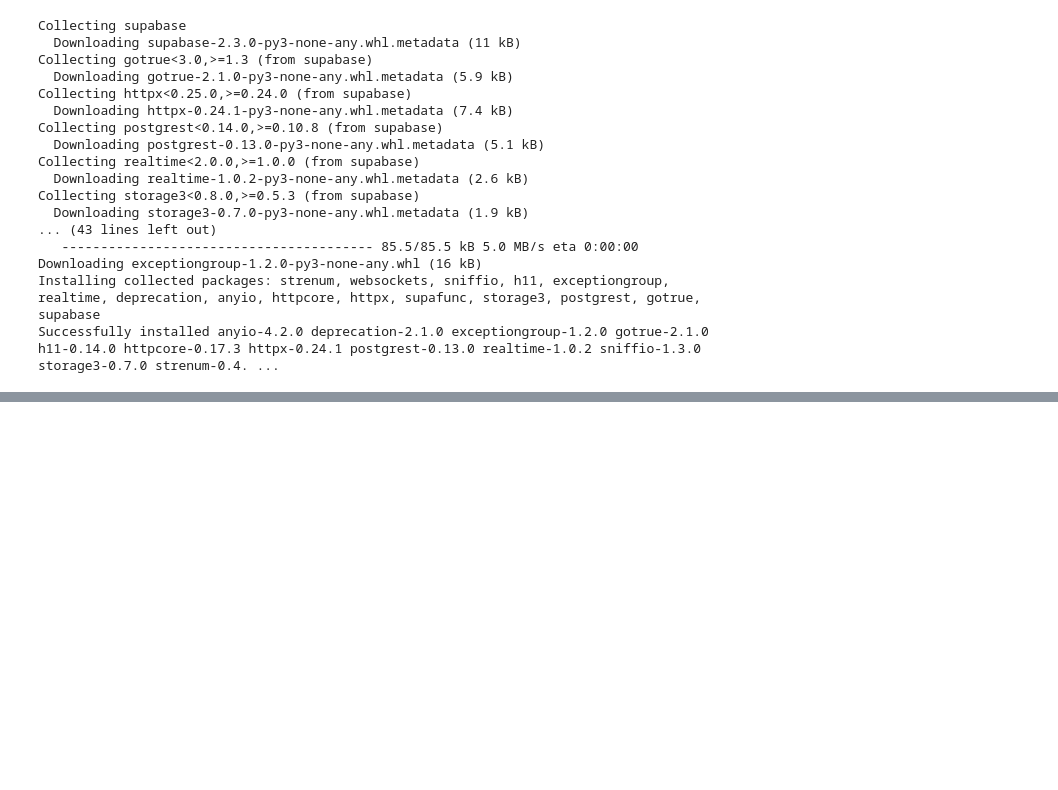
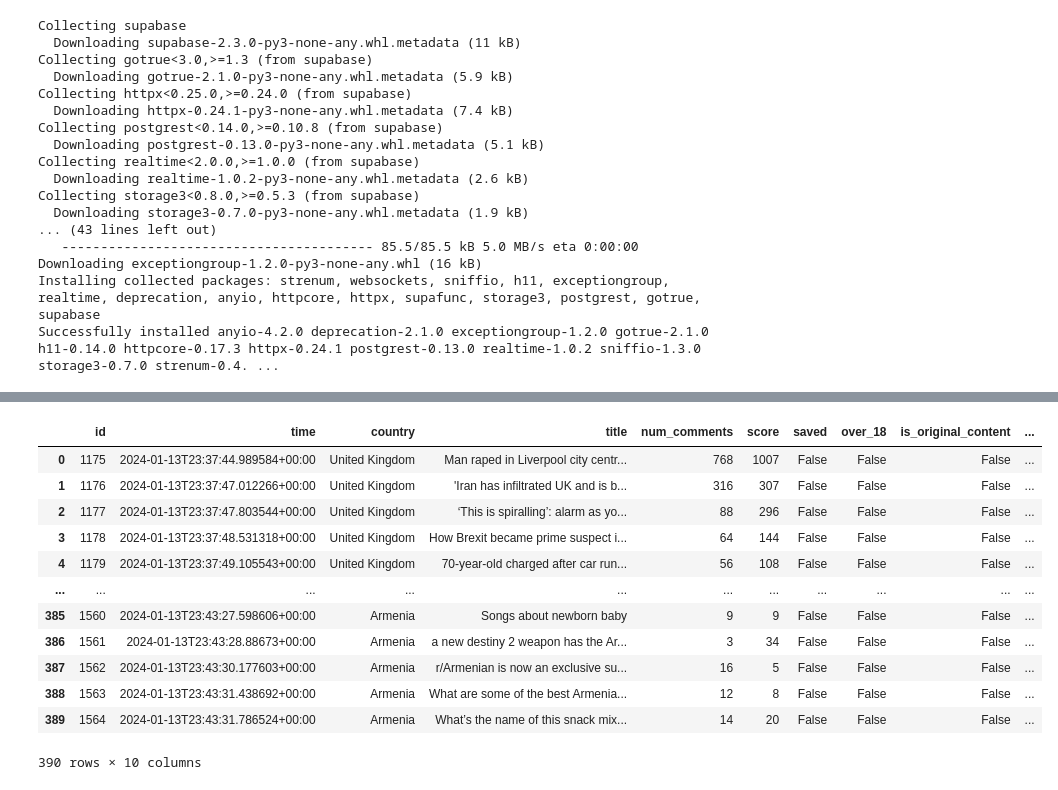
Before and after one commit to tarekatbi/Reddit-European-Analysis, a Jupyter notebook: notebook/extract.ipynb, the cells around one changed output, grey strips where cells are left out. Cells and saved outputs as stored; diff of their text form; code cells hidden in the pictures; blank space fills up the shorter version.

```diff
--- a/notebook/extract.ipynb
+++ b/notebook/extract.ipynb
@@ -311,0 +244,2 @@ False
+# %%
+response = supabase.table('hot_posts').select("*").execute()
@@ -311,0 +250,13 @@ False
+# %%
+a = True
+for rep in response:
+    print(1)
+    if a:
+        print(2)
+        print(rep)
+        aa = rep
+        a = False
+    else:
+        print(3)
+        bb = rep
+        print(rep)
@@ -311,0 +270,21 @@ False
+# %%
+data = aa[1]
+# %%
+import pandas as pd
+df = pd.DataFrame(data)
+# %%
+df
+# %% [output]
+|  | id | time | country | title | num_comments | score | saved | over_18 | is_original_content | ... |
+| 0 | 1175 | 2024-01-13T23:37:44.989584+00:00 | United Kingdom | Man raped in Liverpool city centr... | 768 | 1007 | False | False | False | ... |
+| 1 | 1176 | 2024-01-13T23:37:47.012266+00:00 | United Kingdom | 'Iran has infiltrated UK and is b... | 316 | 307 | False | False | False | ... |
+| 2 | 1177 | 2024-01-13T23:37:47.803544+00:00 | United Kingdom | ‘This is spiralling’: alarm as yo... | 88 | 296 | False | False | False | ... |
+| 3 | 1178 | 2024-01-13T23:37:48.531318+00:00 | United Kingdom | How Brexit became prime suspect i... | 64 | 144 | False | False | False | ... |
+| 4 | 1179 | 2024-01-13T23:37:49.105543+00:00 | United Kingdom | 70-year-old charged after car run... | 56 | 108 | False | False | False | ... |
+| ... | ... | ... | ... | ... | ... | ... | ... | ... | ... | ... |
+| 385 | 1560 | 2024-01-13T23:43:27.598606+00:00 | Armenia | Songs about newborn baby | 9 | 9 | False | False | False | ... |
+| 386 | 1561 | 2024-01-13T23:43:28.88673+00:00 | Armenia | a new destiny 2 weapon has the Ar... | 3 | 34 | False | False | False | ... |
+| 387 | 1562 | 2024-01-13T23:43:30.177603+00:00 | Armenia | r/Armenian is now an exclusive su... | 16 | 5 | False | False | False | ... |
+| 388 | 1563 | 2024-01-13T23:43:31.438692+00:00 | Armenia | What are some of the best Armenia... | 12 | 8 | False | False | False | ... |
+| 389 | 1564 | 2024-01-13T23:43:31.786524+00:00 | Armenia | What’s the name of this snack mix... | 14 | 20 | False | False | False | ... |
+390 rows × 10 columns
```
Also changed, not shown: parts of 35 cells of this notebook, 5 other files.
